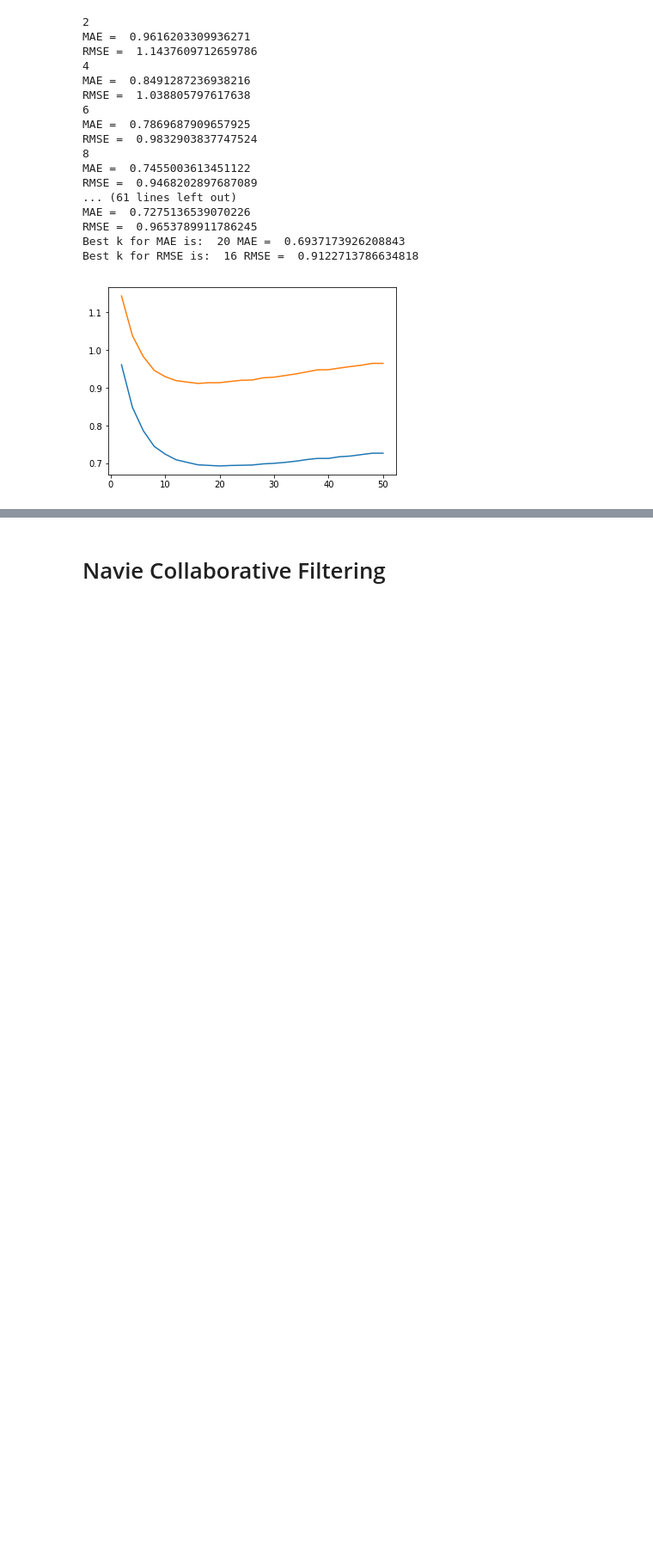
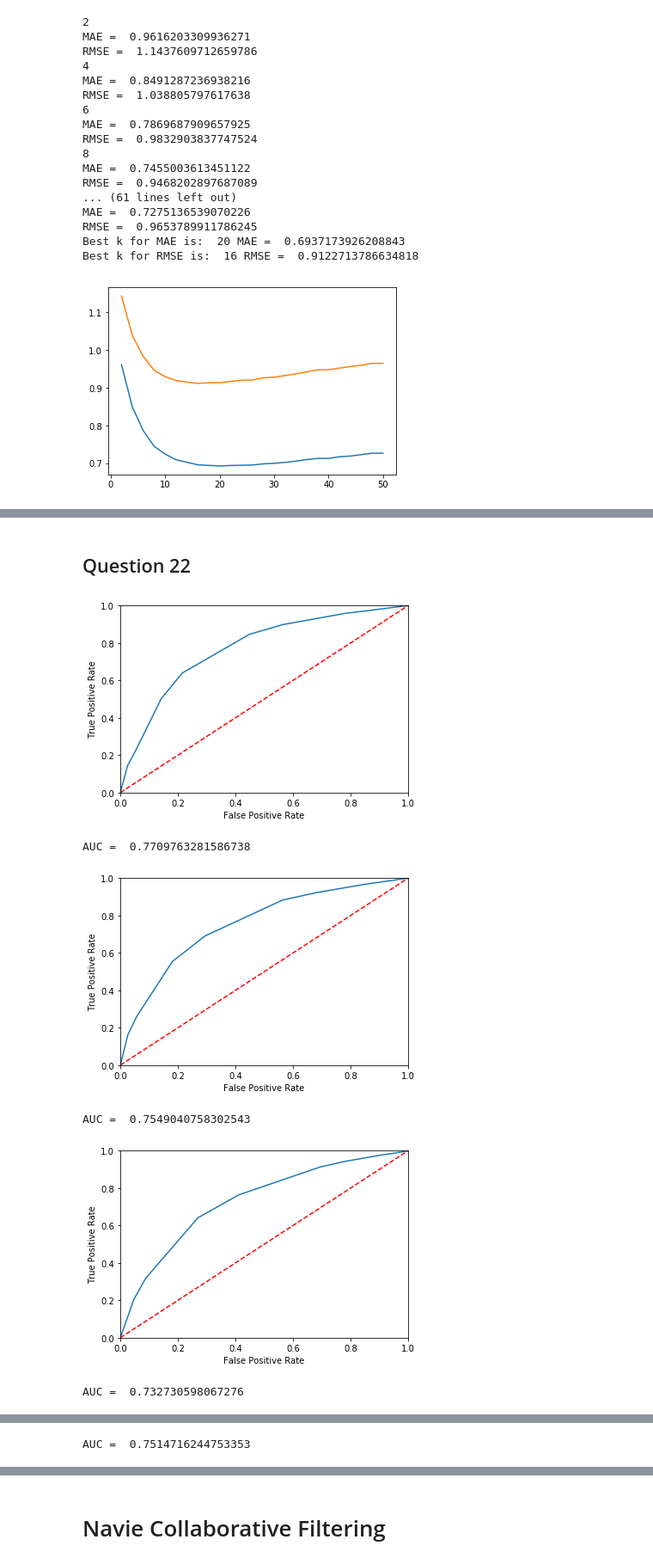
Before and after one commit to DanioPurdue/EE219Project-Analysis-On-Textual-Data, a Jupyter notebook: Project 3/EE219_Project 3_Code.ipynb, the cells around one changed output, grey strips where cells are left out. Shown at 86% size. Drawn from its saved outputs; the diff is of its cells as text; code cells hidden in the pictures; blank space fills up the shorter version.

```diff
--- a/Project 3/EE219_Project 3_Code.ipynb
+++ b/Project 3/EE219_Project 3_Code.ipynb
@@ -330,0 +334,11 @@ nnmf_filter(Dataset.load_from_df(high_var_df, reader), krange)
+# %% [markdown]
+## Question 22
+# %%
+binary_predict(NMF(n_factors=16, biased=False), data_set, thresholds)
+# %% [output]
+[figure, added]
+AUC =  0.7709763281586738
+[figure, added]
+AUC =  0.7549040758302543
+[figure, added]
+AUC =  0.732730598067276
@@ -330,0 +346 @@ nnmf_filter(Dataset.load_from_df(high_var_df, reader), krange)
+AUC =  0.7514716244753353
```
Also changed, not shown: parts of 22 cells of this notebook.
